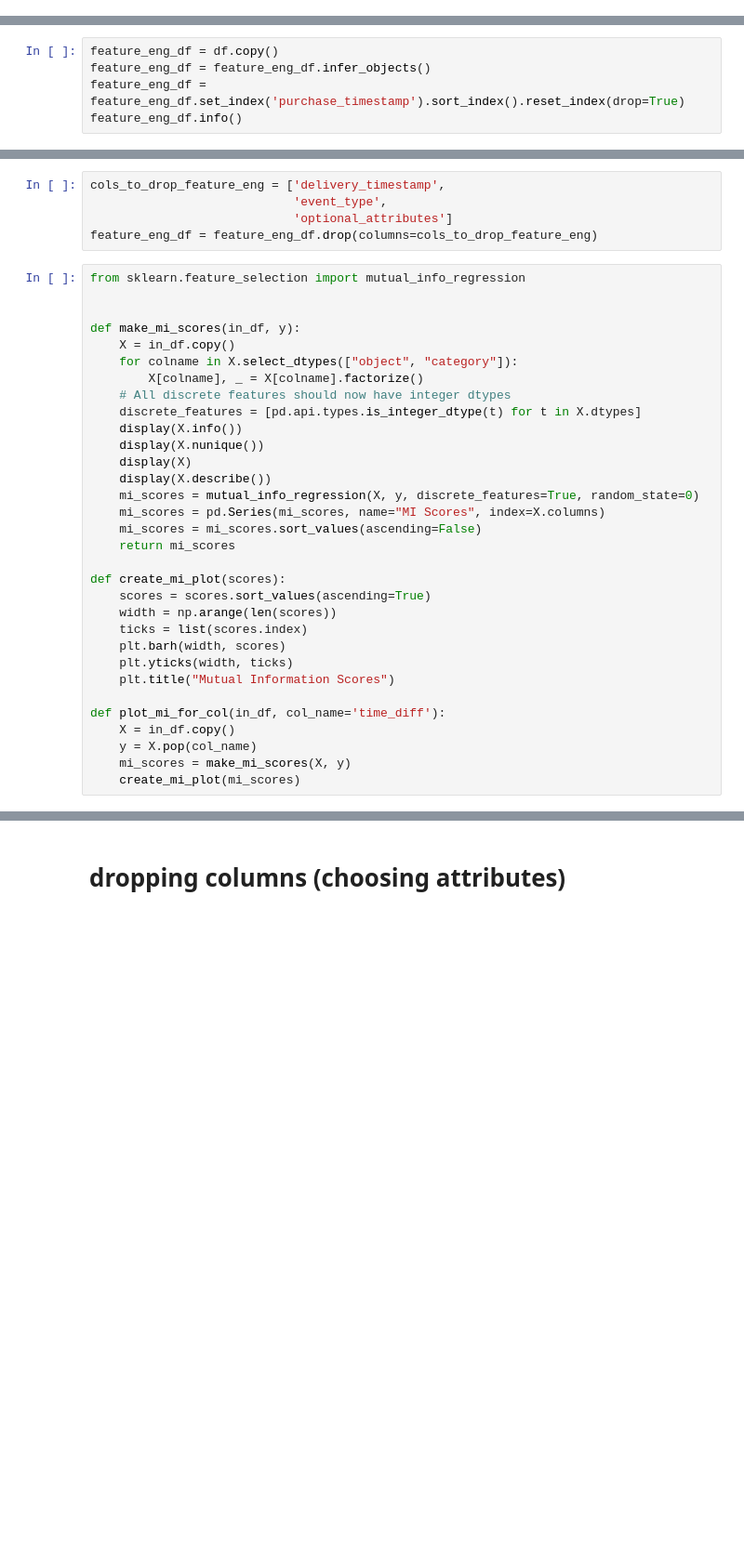
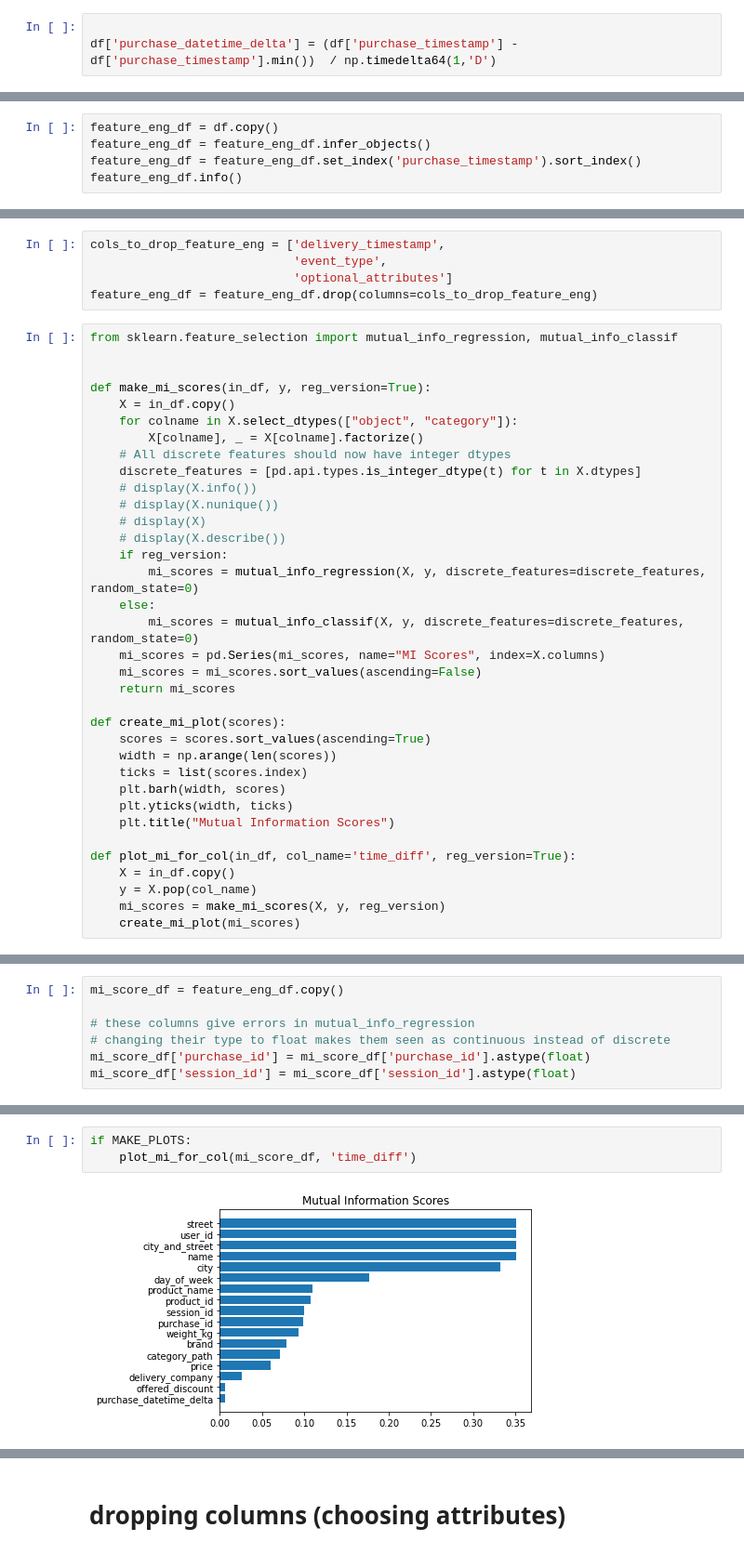
Before and after one commit to milosz-l/delivery-time, a Jupyter notebook: data_analysis.ipynb, the cells around one changed output, grey strips where cells are left out. Shown at 93% size. Cells and saved outputs as stored; diff of their text form; blank space fills up the shorter version.

```diff
--- a/data_analysis.ipynb
+++ b/data_analysis.ipynb
@@ -552,0 +632,3 @@ Powyższy wykres w okolicach 120 jest prawdopodobnie niepoprawny. Te korelacje t
+# %%
+
+df['purchase_datetime_delta'] = (df['purchase_timestamp'] - df['purchase_timestamp'].min())  / np.timedelta64(1,'D')
@@ -553,7 +637,7 @@ Powyższy wykres w okolicach 120 jest prawdopodobnie niepoprawny. Te korelacje t
 # %%
 feature_eng_df = df.copy()
 feature_eng_df = feature_eng_df.infer_objects()
-feature_eng_df = feature_eng_df.set_index('purchase_timestamp').sort_index().reset_index(drop=True)
+feature_eng_df = feature_eng_df.set_index('purchase_timestamp').sort_index()
 feature_eng_df.info()
 # %% [output]
 <class 'pandas.core.frame.DataFrame'>
@@ -579,20 +663,23 @@ cols_to_drop_feature_eng = ['delivery_timestamp',
                             'optional_attributes']
 feature_eng_df = feature_eng_df.drop(columns=cols_to_drop_feature_eng)
 # %%
-from sklearn.feature_selection import mutual_info_regression
+from sklearn.feature_selection import mutual_info_regression, mutual_info_classif
 
 
-def make_mi_scores(in_df, y):
+def make_mi_scores(in_df, y, reg_version=True):
     X = in_df.copy()
     for colname in X.select_dtypes(["object", "category"]):
         X[colname], _ = X[colname].factorize()
     # All discrete features should now have integer dtypes
     discrete_features = [pd.api.types.is_integer_dtype(t) for t in X.dtypes]
-    display(X.info())
-    display(X.nunique())
-    display(X)
-    display(X.describe())
-    mi_scores = mutual_info_regression(X, y, discrete_features=True, random_state=0)
+    # display(X.info())
+    # display(X.nunique())
+    # display(X)
+    # display(X.describe())
+    if reg_version:
+        mi_scores = mutual_info_regression(X, y, discrete_features=discrete_features, random_state=0)
+    else:
+        mi_scores = mutual_info_classif(X, y, discrete_features=discrete_features, random_state=0)
     mi_scores = pd.Series(mi_scores, name="MI Scores", index=X.columns)
     mi_scores = mi_scores.sort_values(ascending=False)
     return mi_scores
@@ -605,8 +692,8 @@ def create_mi_plot(scores):
     plt.yticks(width, ticks)
     plt.title("Mutual Information Scores")
 
-def plot_mi_for_col(in_df, col_name='time_diff'):
+def plot_mi_for_col(in_df, col_name='time_diff', reg_version=True):
     X = in_df.copy()
     y = X.pop(col_name)
-    mi_scores = make_mi_scores(X, y)
+    mi_scores = make_mi_scores(X, y, reg_version)
     create_mi_plot(mi_scores)
@@ -708,0 +700,7 @@ brand: [0.07819474]
+# %%
+mi_score_df = feature_eng_df.copy()
+
+# these columns give errors in mutual_info_regression
+# changing their type to float makes them seen as continuous instead of discrete
+mi_score_df['purchase_id'] = mi_score_df['purchase_id'].astype(float)
+mi_score_df['session_id'] = mi_score_df['session_id'].astype(float)
@@ -708,0 +709,5 @@ brand: [0.07819474]
+# %%
+if MAKE_PLOTS:
+    plot_mi_for_col(mi_score_df, 'time_diff')
+# %% [output]
+[figure, added]
```
Also changed, not shown: parts of 57 cells of this notebook.
